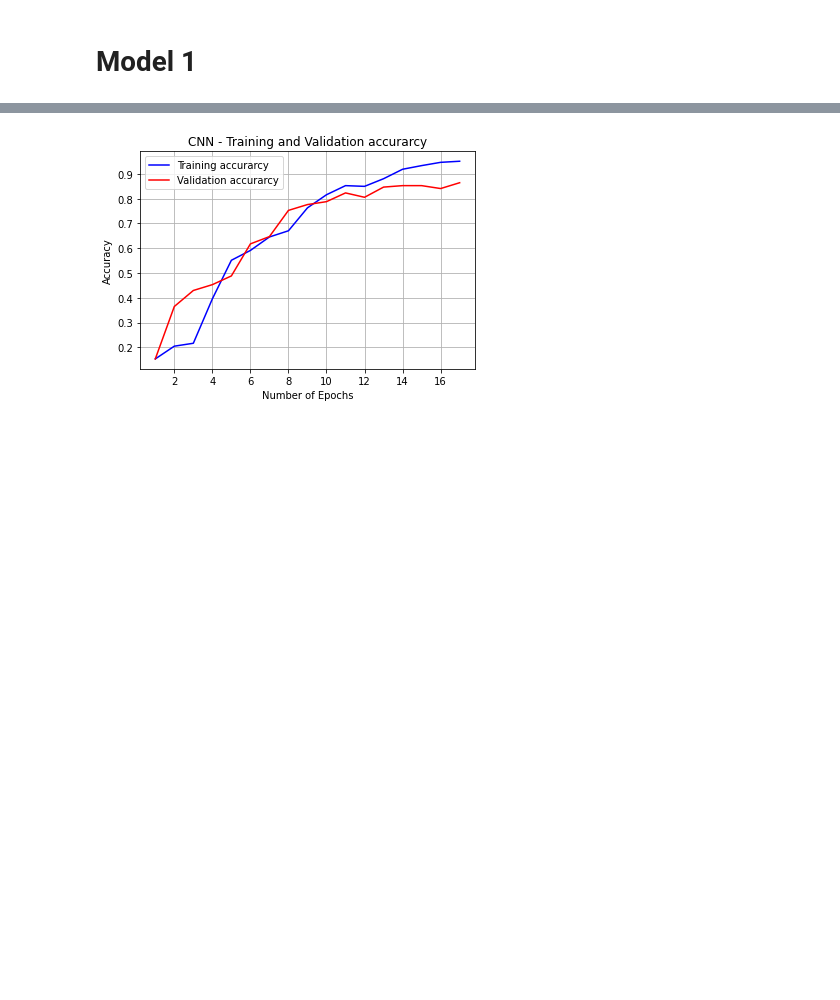
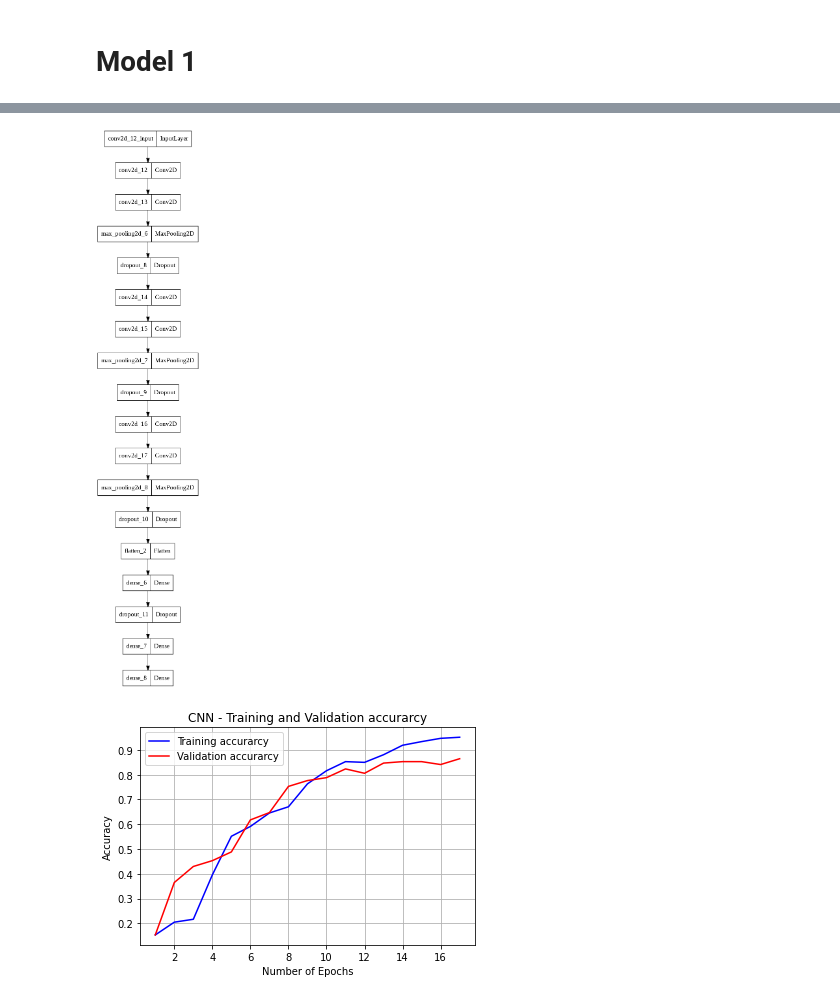
Before and after one commit to KalyanMohanty/Fruit_Classification, a Jupyter notebook: cnn_model_tuning.ipynb, the cells around one changed output, grey strips where cells are left out. Saved outputs shown, nothing was run; the diff lists cells and outputs as text; code cells hidden in the pictures; blank space fills up the shorter version.

```diff
--- a/cnn_model_tuning.ipynb
+++ b/cnn_model_tuning.ipynb
@@ -108,3 +128,19 @@ Epoch 17: early stopping
+# %%
+from tensorflow.keras.utils import plot_model
+plot_model(
+    model,
+    to_file="/content/drive/MyDrive/Colab Notebooks/Fruit Classification Notebook/cnn_tuning/cnn_tunned_model.png",
+    show_shapes=False,
+    show_dtype=False,
+    show_layer_names=True,
+    rankdir="TB",
+    expand_nested=False,
+    dpi=96,
+    layer_range=None,
+    show_layer_activations=False,
+)
+# %% [output]
+[figure, added]
 # %%
 model.save('/content/drive/MyDrive/Colab Notebooks/Fruit Classification Notebook/cnn_tuning/cnn_tunned_final_model.h5')
 # %%
```
Also changed, not shown: parts of 1 cell of this notebook.
